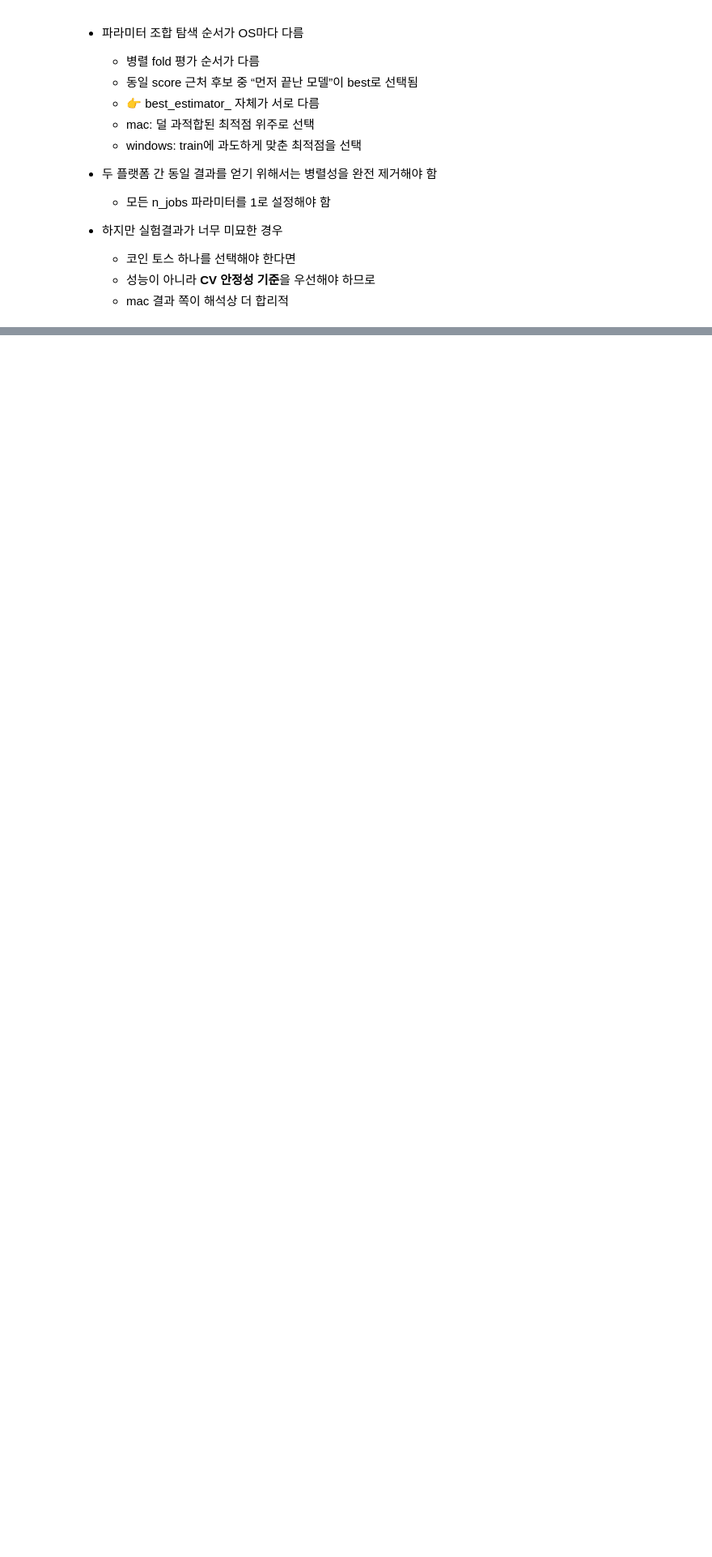
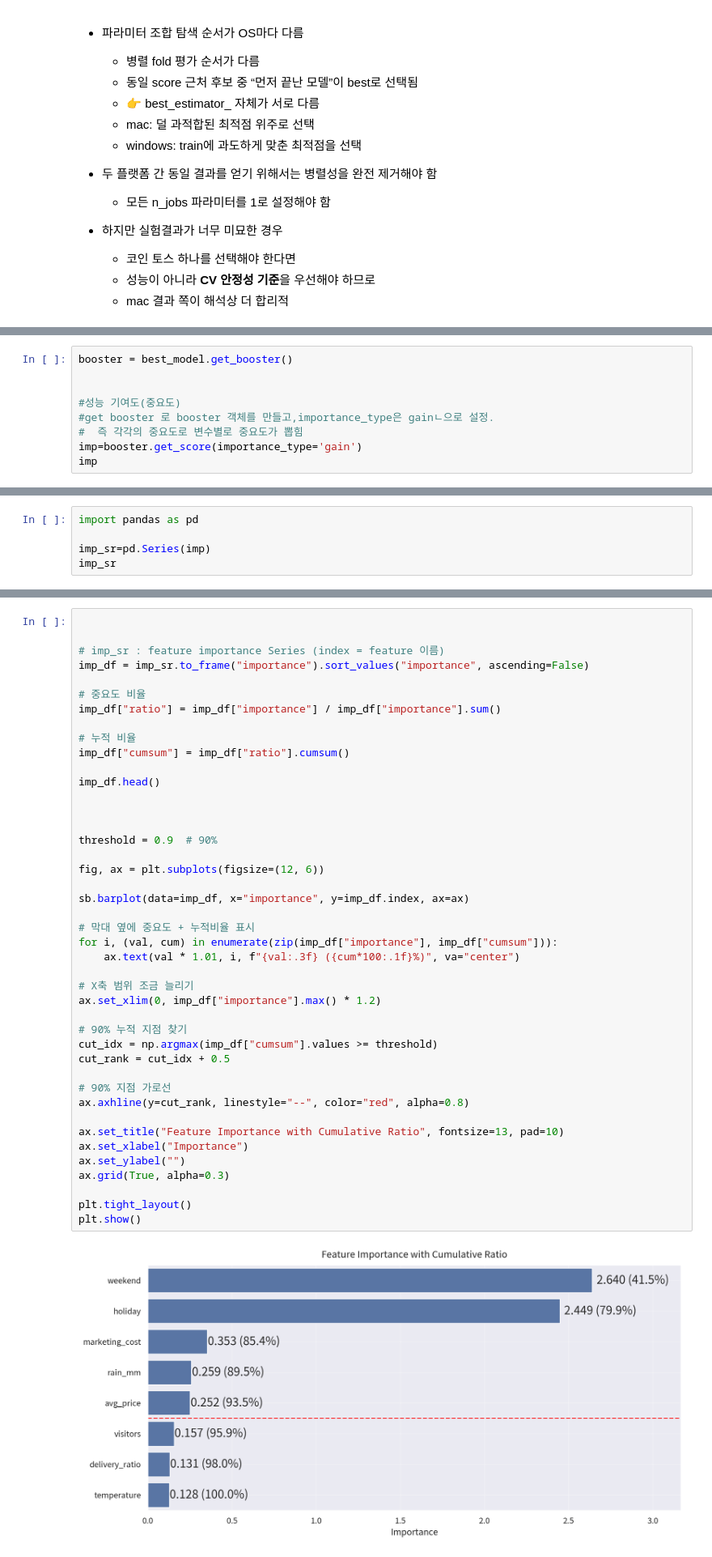
Before and after one commit to BoheeJeong/Machine_learning, a Jupyter notebook: [LAB 08] 지도학습_예측_앙상블/05.XGBoost.ipynb, the cells around one changed output, grey strips where cells are left out. Shown at 81% size. Cells and saved outputs as stored; diff of their text form; blank space fills up the shorter version.

```diff
--- a/[LAB 08] 지도학습_예측_앙상블/05.XGBoost.ipynb
+++ b/[LAB 08] 지도학습_예측_앙상블/05.XGBoost.ipynb
@@ -669,0 +707,9 @@ Wall time: 1min 41s
+# %%
+booster = best_model.get_booster()
+
+
+#성능 기여도(중요도)
+#get booster 로 booster 객체를 만들고,importance_type은 gainㄴ으로 설정.
+#  즉 각각의 중요도로 변수별로 중요도가 뽑힘
+imp=booster.get_score(importance_type='gain')
+imp
@@ -669,0 +727,5 @@ Wall time: 1min 41s
+# %%
+import pandas as pd
+
+imp_sr=pd.Series(imp)
+imp_sr
@@ -669,0 +776,45 @@ Wall time: 1min 41s
+# %%
+
+
+# imp_sr : feature importance Series (index = feature 이름)
+imp_df = imp_sr.to_frame("importance").sort_values("importance", ascending=False)
+
+# 중요도 비율
+imp_df["ratio"] = imp_df["importance"] / imp_df["importance"].sum()
+
+# 누적 비율
+imp_df["cumsum"] = imp_df["ratio"].cumsum()
+
+imp_df.head()
+
+
+
+threshold = 0.9  # 90%
+
+fig, ax = plt.subplots(figsize=(12, 6))
+
+sb.barplot(data=imp_df, x="importance", y=imp_df.index, ax=ax)
+
+# 막대 옆에 중요도 + 누적비율 표시
+for i, (val, cum) in enumerate(zip(imp_df["importance"], imp_df["cumsum"])):
+    ax.text(val * 1.01, i, f"{val:.3f} ({cum*100:.1f}%)", va="center")
+
+# X축 범위 조금 늘리기
+ax.set_xlim(0, imp_df["importance"].max() * 1.2)
+
+# 90% 누적 지점 찾기
+cut_idx = np.argmax(imp_df["cumsum"].values >= threshold)
+cut_rank = cut_idx + 0.5
+
+# 90% 지점 가로선
+ax.axhline(y=cut_rank, linestyle="--", color="red", alpha=0.8)
+
+ax.set_title("Feature Importance with Cumulative Ratio", fontsize=13, pad=10)
+ax.set_xlabel("Importance")
+ax.set_ylabel("")
+ax.grid(True, alpha=0.3)
+
+plt.tight_layout()
+plt.show()
+# %% [output]
+[figure, added]
```
Also changed, not shown: parts of 19 cells of this notebook, 18 other files.
